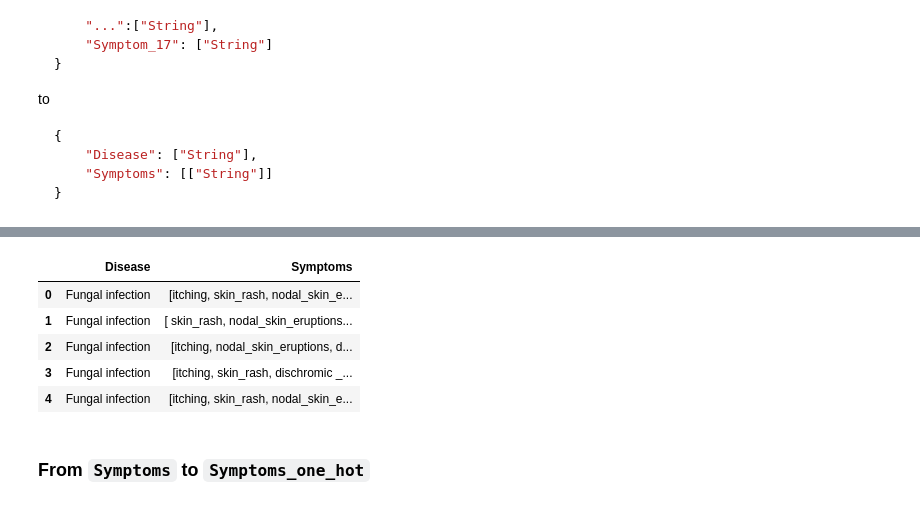
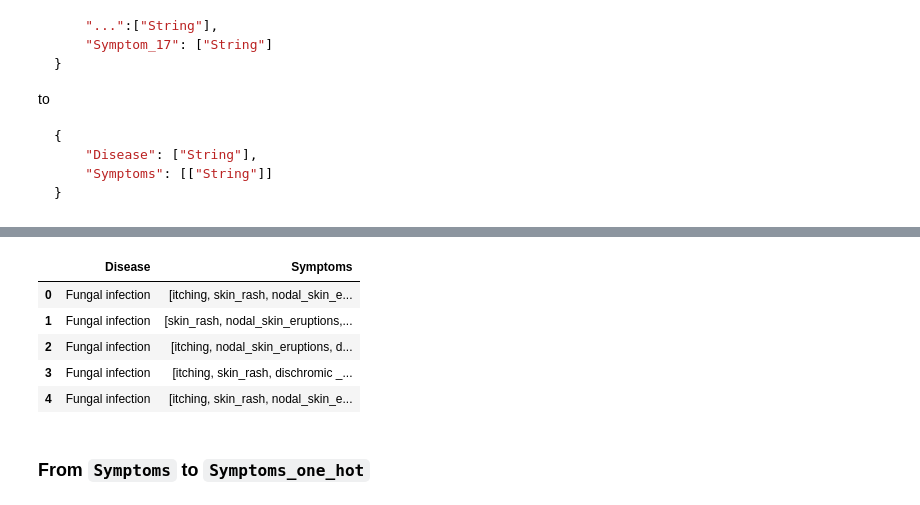
Before and after one commit to tom-bourjala/SDU-ML-DSP, a Jupyter notebook: main.ipynb, the cells around one changed output, grey strips where cells are left out. Cells and saved outputs as stored; diff of their text form; code cells hidden in the pictures.

```diff
--- a/main.ipynb
+++ b/main.ipynb
@@ -67,11 +67,17 @@ diseasesEntries = df['Disease']
 # List of all diseases
 diseases = diseasesEntries.unique()
 
+#trim the diseases
+diseases = [disease.strip() for disease in diseases]
+
 # All symptoms entries
 symptomsEntries = df[df.columns.difference(['Disease'])].stack()
 
 # List of all symptoms
 symptoms = symptomsEntries.unique()
+
+#trim the symptoms
+symptoms = [symptom.strip() for symptom in symptoms]
 # %% [markdown]
 ### Classes (Diseases)
 # %%
@@ -186,14 +192,19 @@ df.head()
 # %%
 
 symptom_cols = [col for col in df if col.startswith('Symptom_')]
 df_converted = df.apply(lambda row: [symptoms for symptoms in row[symptom_cols] if pd.notnull(symptoms)], axis=1).to_frame(name='Symptoms')
 df_converted['Disease'] = diseasesEntries
 df_converted = df_converted[['Disease', 'Symptoms']]
+
+#fix disease and symptoms names
+df_converted['Disease'] = df_converted['Disease'].apply(lambda x: x.strip())
+df_converted['Symptoms'] = df_converted['Symptoms'].apply(lambda x: [symptom.strip() for symptom in x])
+
 df_converted.head()
 # %% [output]
 |  | Disease | Symptoms |
 | 0 | Fungal infection | [itching, skin_rash, nodal_skin_e... |
-| 1 | Fungal infection | [ skin_rash, nodal_skin_eruptions... |
+| 1 | Fungal infection | [skin_rash, nodal_skin_eruptions,... |
 | 2 | Fungal infection | [itching, nodal_skin_eruptions, d... |
 | 3 | Fungal infection | [itching, skin_rash, dischromic _... |
 | 4 | Fungal infection | [itching, skin_rash, nodal_skin_e... |
```
Also changed, not shown: parts of 14 cells of this notebook, 4 other files.
